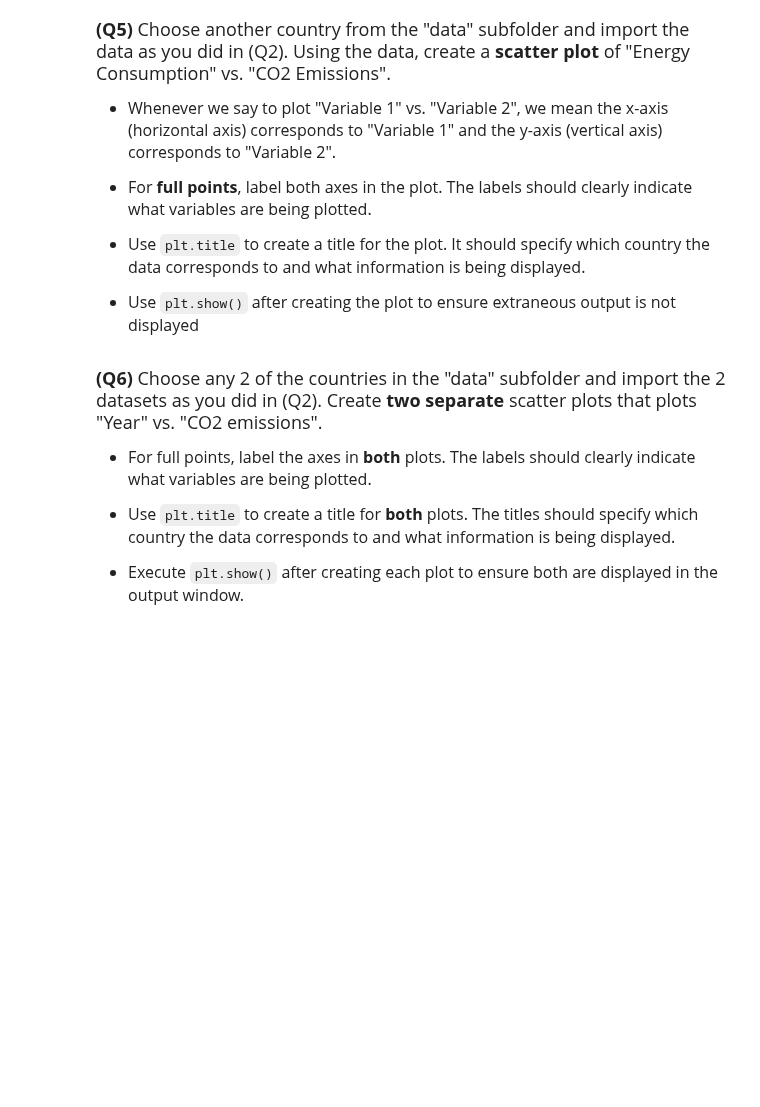
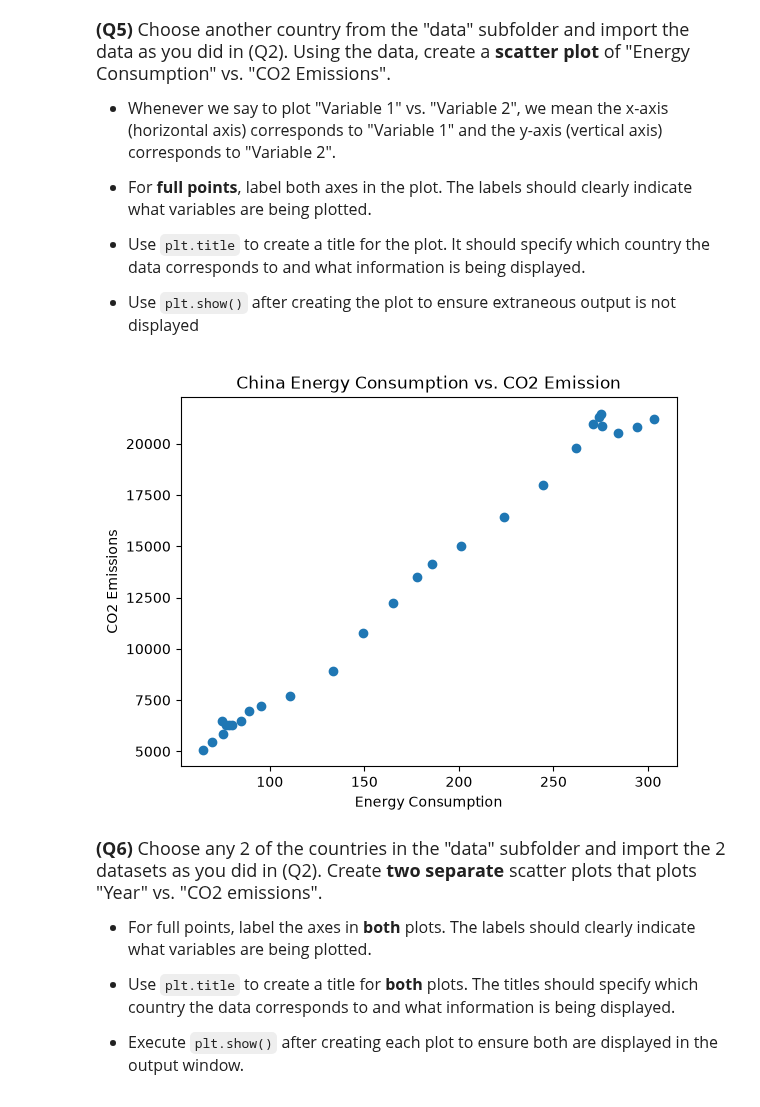
Before and after one commit to milan-towfiq/datasci185fall2026, a Jupyter notebook: _assignments/assignment_2/Assignment2.ipynb, the cells around one changed output. Cells and saved outputs as stored; diff of their text form; code cells hidden in the pictures; blank space fills up the shorter version.

```diff
--- a/_assignments/assignment_2/Assignment2.ipynb
+++ b/_assignments/assignment_2/Assignment2.ipynb
@@ -102,3 +125,13 @@ us_emissions["CO2_emission"].describe()
+# %%
+# Write your answer
+china_emissions = pd.read_csv('data/china_emission.csv')
+mpl.scatter(x = china_emissions['Energy_consumption'], y = china_emissions['CO2_emission'])
+mpl.title('China Energy Consumption vs. CO2 Emission')
+mpl.xlabel('Energy Consumption')
+mpl.ylabel('CO2 Emissions')
+mpl.show()
+# %% [output]
+[figure, added]
 # %% [markdown]
 <font size = "4">
 
```
Also changed, not shown: parts of 8 cells of this notebook.
